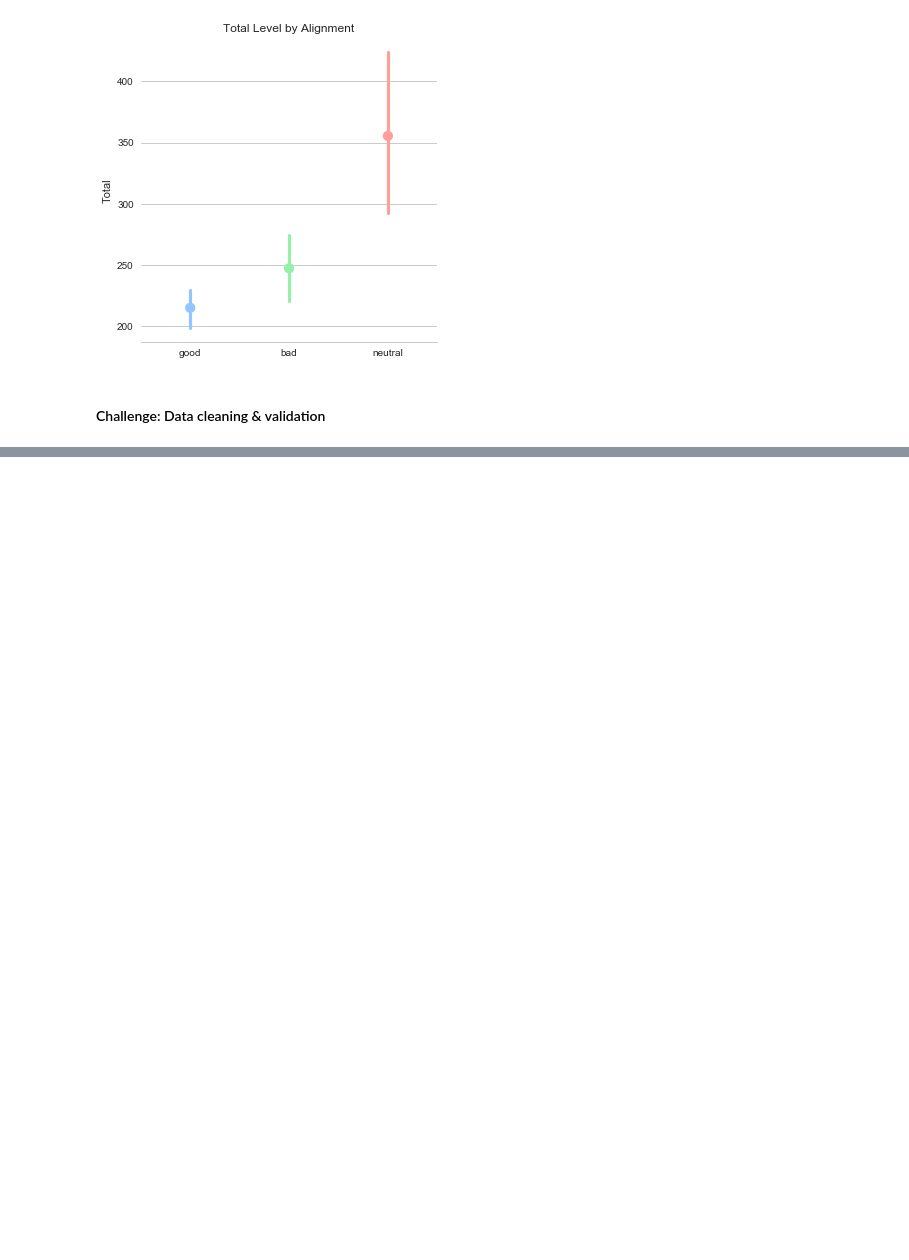
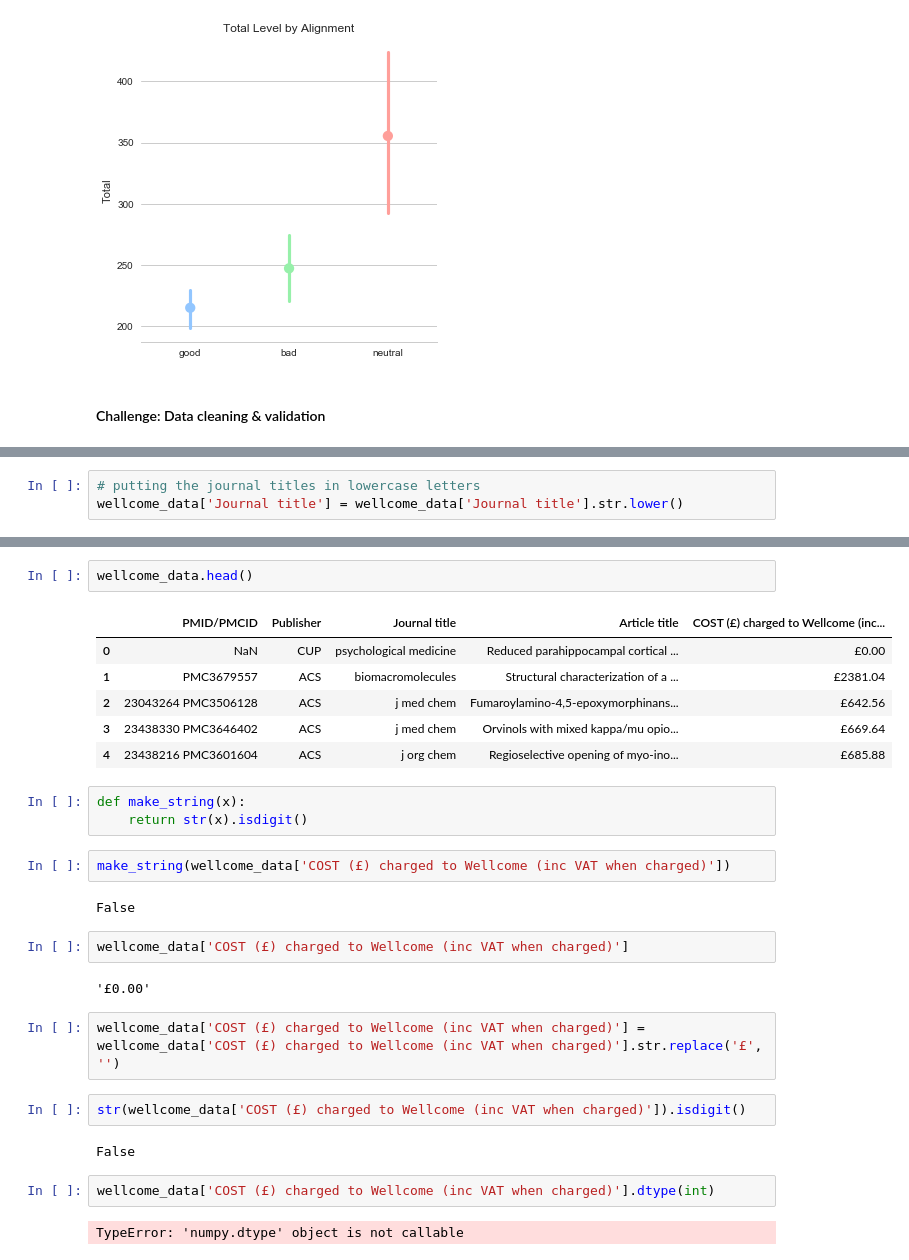
Before and after one commit to pollluxs/Thinkful, a Jupyter notebook: Unit1_Lesson3.ipynb, the cells around one changed output, grey strips where cells are left out. Saved outputs shown, nothing was run; the diff lists cells and outputs as text; blank space fills up the shorter version.

```diff
--- a/Unit1_Lesson3.ipynb
+++ b/Unit1_Lesson3.ipynb
@@ -144,0 +179,3 @@ plt.show()
+# %%
+# putting the journal titles in lowercase letters
+wellcome_data['Journal title'] = wellcome_data['Journal title'].str.lower()
@@ -144,0 +202,30 @@ plt.show()
+# %%
+wellcome_data.head()
+# %% [output]
+|  | PMID/PMCID | Publisher | Journal title | Article title | COST (£) charged to Wellcome (inc... |
+| 0 | NaN | CUP | psychological medicine | Reduced parahippocampal cortical ... | £0.00 |
+| 1 | PMC3679557 | ACS | biomacromolecules | Structural characterization of a ... | £2381.04 |
+| 2 | 23043264 PMC3506128 | ACS | j med chem | Fumaroylamino-4,5-epoxymorphinans... | £642.56 |
+| 3 | 23438330 PMC3646402 | ACS | j med chem | Orvinols with mixed kappa/mu opio... | £669.64 |
+| 4 | 23438216 PMC3601604 | ACS | j org chem | Regioselective opening of myo-ino... | £685.88 |
+# %%
+def make_string(x):
+    return str(x).isdigit()
+# %%
+make_string(wellcome_data['COST (£) charged to Wellcome (inc VAT when charged)'])
+# %% [output]
+False
+# %%
+wellcome_data['COST (£) charged to Wellcome (inc VAT when charged)']
+# %% [output]
+'£0.00'
+# %%
+wellcome_data['COST (£) charged to Wellcome (inc VAT when charged)'] = wellcome_data['COST (£) charged to Wellcome (inc VAT when charged)'].str.replace('£', '')
+# %%
+str(wellcome_data['COST (£) charged to Wellcome (inc VAT when charged)']).isdigit()
+# %% [output]
+False
+# %%
+wellcome_data['COST (£) charged to Wellcome (inc VAT when charged)'].dtype(int)
+# %% [output]
+TypeError: 'numpy.dtype' object is not callable
```
Also changed, not shown: parts of 9 cells of this notebook, 1 other file.
